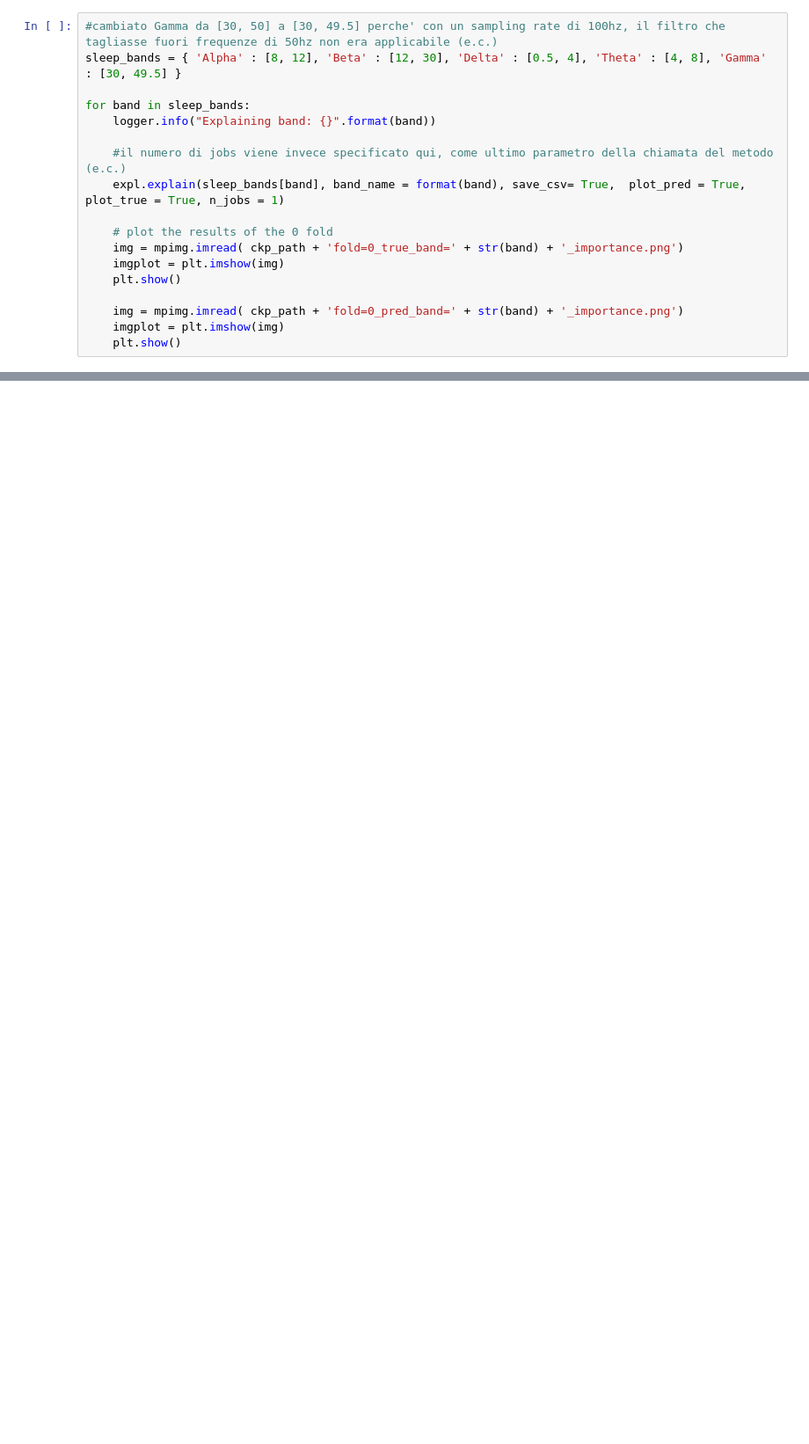
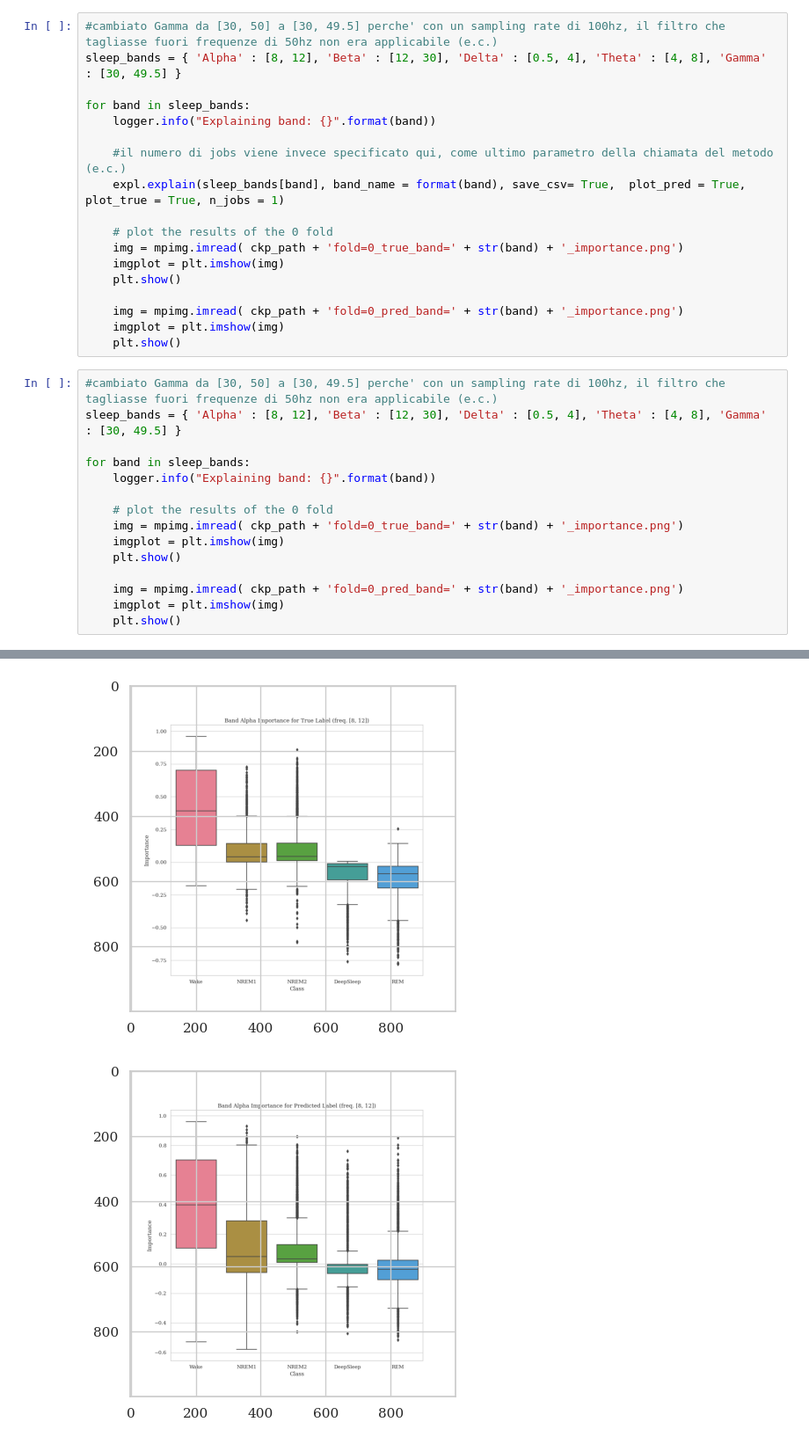
Before and after one commit to guidogagl/physioex, a Jupyter notebook: examples/freq_bands_importance.ipynb, the cells around one changed output, grey strips where cells are left out. Shown: that part at 88% size. Drawn from its saved outputs; the diff is of its cells as text; blank space fills up the shorter version.

```diff
--- a/examples/freq_bands_importance.ipynb
+++ b/examples/freq_bands_importance.ipynb
@@ -55,3 +65,19 @@ for band in sleep_bands:
     img = mpimg.imread( ckp_path + 'fold=0_pred_band=' + str(band) + '_importance.png')
     imgplot = plt.imshow(img)
     plt.show()
+# %%
+#cambiato Gamma da [30, 50] a [30, 49.5] perche' con un sampling rate di 100hz, il filtro che tagliasse fuori frequenze di 50hz non era applicabile (e.c.)
+sleep_bands = { 'Alpha' : [8, 12], 'Beta' : [12, 30], 'Delta' : [0.5, 4], 'Theta' : [4, 8], 'Gamma' : [30, 49.5] }
+
+for band in sleep_bands:
+    logger.info("Explaining band: {}".format(band))
+
+    # plot the results of the 0 fold
+    img = mpimg.imread( ckp_path + 'fold=0_true_band=' + str(band) + '_importance.png')
+    imgplot = plt.imshow(img)
+    plt.show()
+
+    img = mpimg.imread( ckp_path + 'fold=0_pred_band=' + str(band) + '_importance.png')
+    imgplot = plt.imshow(img)
+    plt.show()
+# %% [output]
@@ -57,0 +85,2 @@ for band in sleep_bands:
+[figure, added]
+[figure, added]
```
Also changed, not shown: parts of 3 cells of this notebook.
